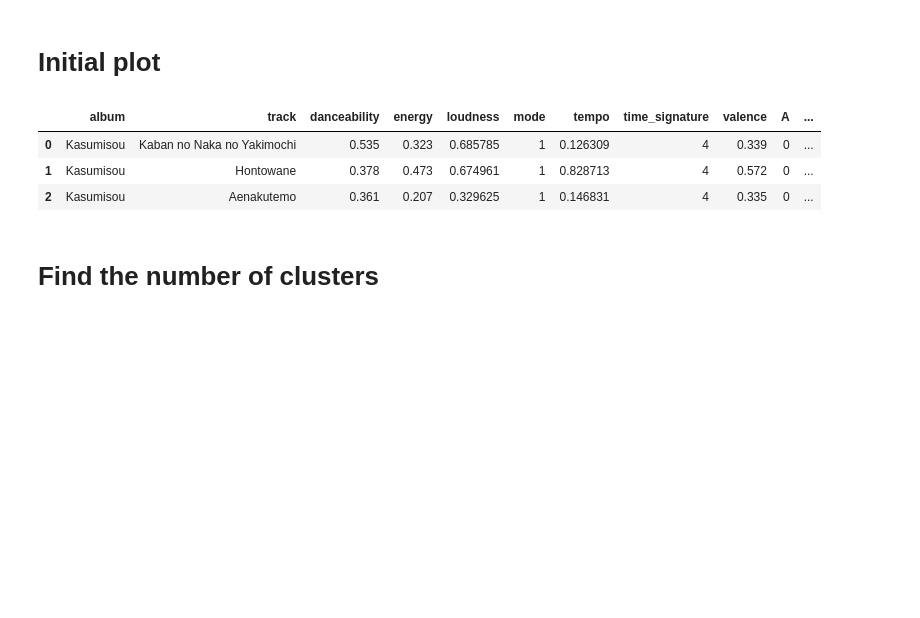
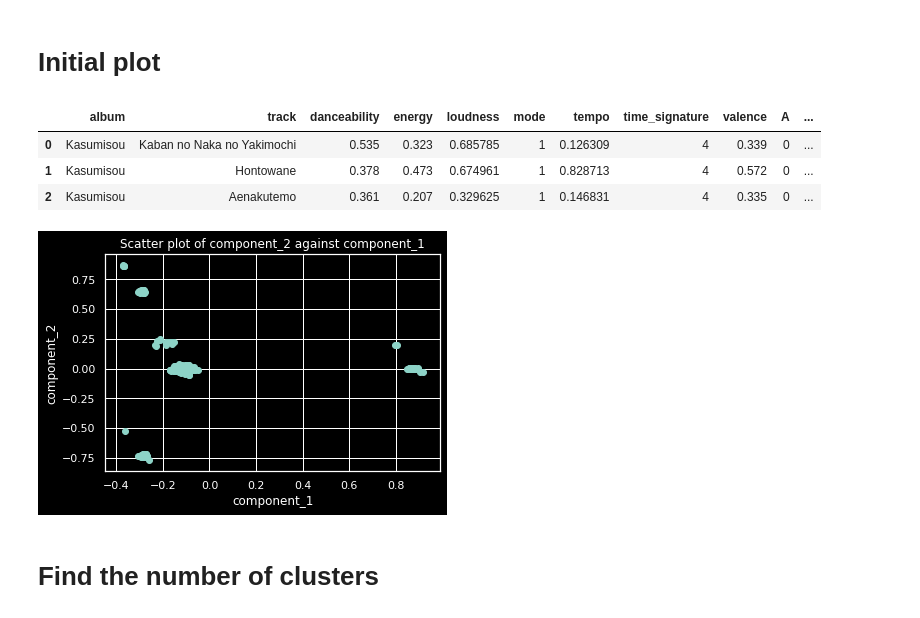
Before and after one commit to echodeltafour/data-science-adventures, a Jupyter notebook: clustering/Oku_Hanako_songs.ipynb, the cells around one changed output. Cells and saved outputs as stored; diff of their text form; code cells hidden in the pictures; blank space fills up the shorter version.

Commit message:
Add scatter plot

```diff
--- a/clustering/Oku_Hanako_songs.ipynb
+++ b/clustering/Oku_Hanako_songs.ipynb
@@ -246,3 +244,40 @@ df_with_pc.head(3)
+# %%
+def scatter_plot(df, x_col, y_col):
+  """
+  Create a scatter plot.
+
+  Args:
+      df: The dataframe with input data
+      x_col: The name of the column to put on the x-axis
+      y_col: The name of the column to put on the y-axis
+
+  Returns:
+      No output.
+  """
+
+  # Create x and y vectors
+  x = df[x_col]
+  y = df[y_col]
+
+  # Co-lab notebook in dark mode
+  plt.style.use(['dark_background'])
+
+  plt.scatter(x, y)
+  plt.title(f'Scatter plot of {y_col} against {x_col}')
+  plt.xlabel(x_col)
+  plt.ylabel(y_col)
+  plt.show()
+
+  return None
+
+
+x_col = 'component_1'
+y_col = 'component_2'
+
+# Create scatter plot
+scatter_plot(df_with_pc, x_col, y_col)
+# %% [output]
+[figure, added]
 # %% [markdown]
 # Find the number of clusters
 # %%
```
Also changed, not shown: parts of 1 cell of this notebook.
